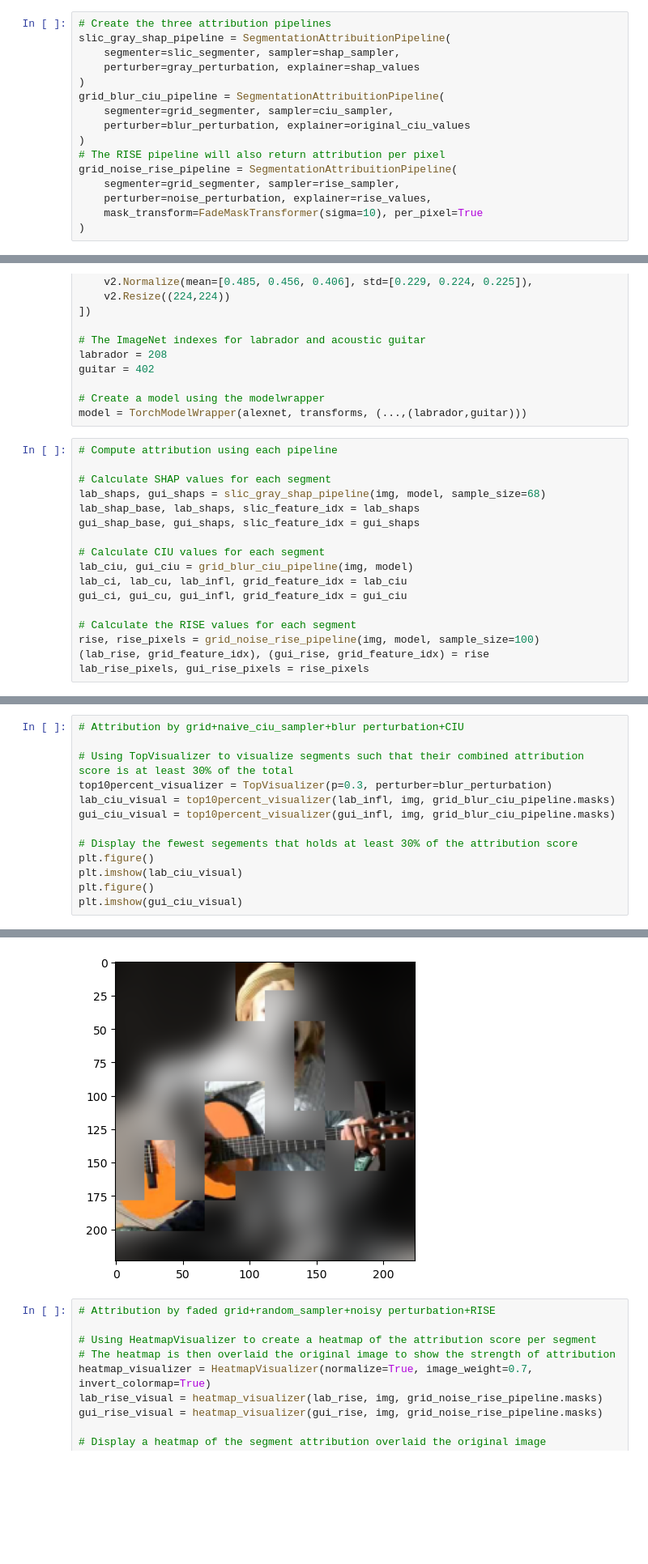
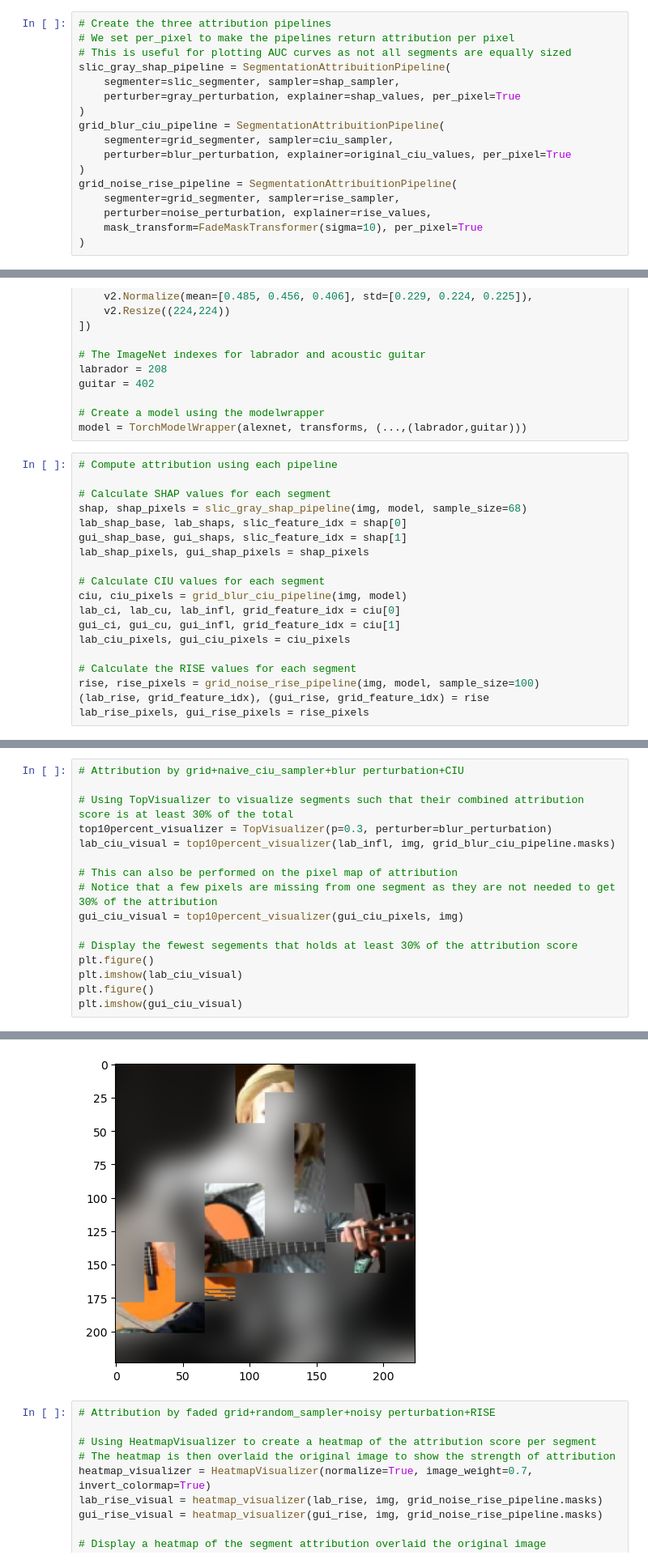
Before and after one commit to guspih/post-hoc-image-perturbation, a Jupyter notebook: torchvision_showcase_2.ipynb, the cells around one changed output, grey strips where cells are left out. Shown at 81% size. Cells and saved outputs as stored; diff of their text form; blank space fills up the shorter version.

```diff
--- a/torchvision_showcase_2.ipynb
+++ b/torchvision_showcase_2.ipynb
@@ -53,15 +53,16 @@ rise_values = RISEAttributer()
 faded_grid_masks = FadeMaskTransformer(sigma=10)
 # %%
 # Create the three attribution pipelines
+# We set per_pixel to make the pipelines return attribution per pixel
+# This is useful for plotting AUC curves as not all segments are equally sized
 slic_gray_shap_pipeline = SegmentationAttribuitionPipeline(
     segmenter=slic_segmenter, sampler=shap_sampler,
-    perturber=gray_perturbation, explainer=shap_values
+    perturber=gray_perturbation, explainer=shap_values, per_pixel=True
 )
 grid_blur_ciu_pipeline = SegmentationAttribuitionPipeline(
     segmenter=grid_segmenter, sampler=ciu_sampler,
-    perturber=blur_perturbation, explainer=original_ciu_values
+    perturber=blur_perturbation, explainer=original_ciu_values, per_pixel=True
 )
-# The RISE pipeline will also return attribution per pixel
 grid_noise_rise_pipeline = SegmentationAttribuitionPipeline(
     segmenter=grid_segmenter, sampler=rise_sampler,
     perturber=noise_perturbation, explainer=rise_values,
@@ -94,14 +95,16 @@ model = TorchModelWrapper(alexnet, transforms, (...,(labrador,guitar)))
 # Compute attribution using each pipeline
 
 # Calculate SHAP values for each segment
-lab_shaps, gui_shaps = slic_gray_shap_pipeline(img, model, sample_size=68)
-lab_shap_base, lab_shaps, slic_feature_idx = lab_shaps
-gui_shap_base, gui_shaps, slic_feature_idx = gui_shaps
+shap, shap_pixels = slic_gray_shap_pipeline(img, model, sample_size=68)
+lab_shap_base, lab_shaps, slic_feature_idx = shap[0]
+gui_shap_base, gui_shaps, slic_feature_idx = shap[1]
+lab_shap_pixels, gui_shap_pixels = shap_pixels
 
 # Calculate CIU values for each segment
-lab_ciu, gui_ciu = grid_blur_ciu_pipeline(img, model)
-lab_ci, lab_cu, lab_infl, grid_feature_idx = lab_ciu
-gui_ci, gui_cu, gui_infl, grid_feature_idx = gui_ciu
+ciu, ciu_pixels = grid_blur_ciu_pipeline(img, model)
+lab_ci, lab_cu, lab_infl, grid_feature_idx = ciu[0]
+gui_ci, gui_cu, gui_infl, grid_feature_idx = ciu[1]
+lab_ciu_pixels, gui_ciu_pixels = ciu_pixels
 
 # Calculate the RISE values for each segment
 rise, rise_pixels = grid_noise_rise_pipeline(img, model, sample_size=100)
@@ -128,20 +131,23 @@ plt.imshow(gui_shap_visual)
 # %%
 # Attribution by grid+naive_ciu_sampler+blur perturbation+CIU
 
 # Using TopVisualizer to visualize segments such that their combined attribution score is at least 30% of the total
 top10percent_visualizer = TopVisualizer(p=0.3, perturber=blur_perturbation)
 lab_ciu_visual = top10percent_visualizer(lab_infl, img, grid_blur_ciu_pipeline.masks)
-gui_ciu_visual = top10percent_visualizer(gui_infl, img, grid_blur_ciu_pipeline.masks)
+
+# This can also be performed on the pixel map of attribution
+# Notice that a few pixels are missing from one segment as they are not needed to get 30% of the attribution
+gui_ciu_visual = top10percent_visualizer(gui_ciu_pixels, img)
 
 # Display the fewest segements that holds at least 30% of the attribution score
 plt.figure()
 plt.imshow(lab_ciu_visual)
 plt.figure()
 plt.imshow(gui_ciu_visual)
 # %% [output]
 <matplotlib.image.AxesImage at 0x...>
 [figure]
-[figure, old version]
+[figure, new version]
 # %%
 # Attribution by faded grid+random_sampler+noisy perturbation+RISE
 
```
Also changed, not shown: parts of 1 cell of this notebook, 1 other file.
